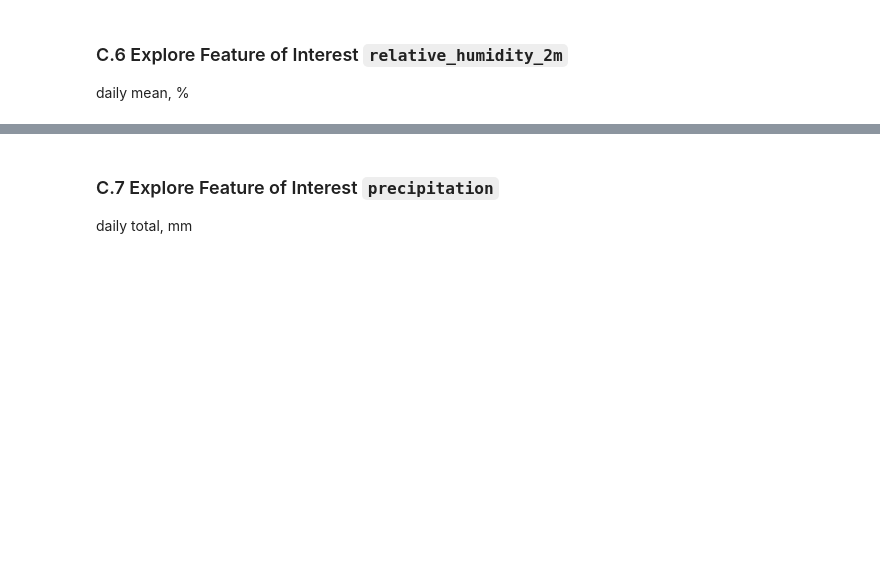
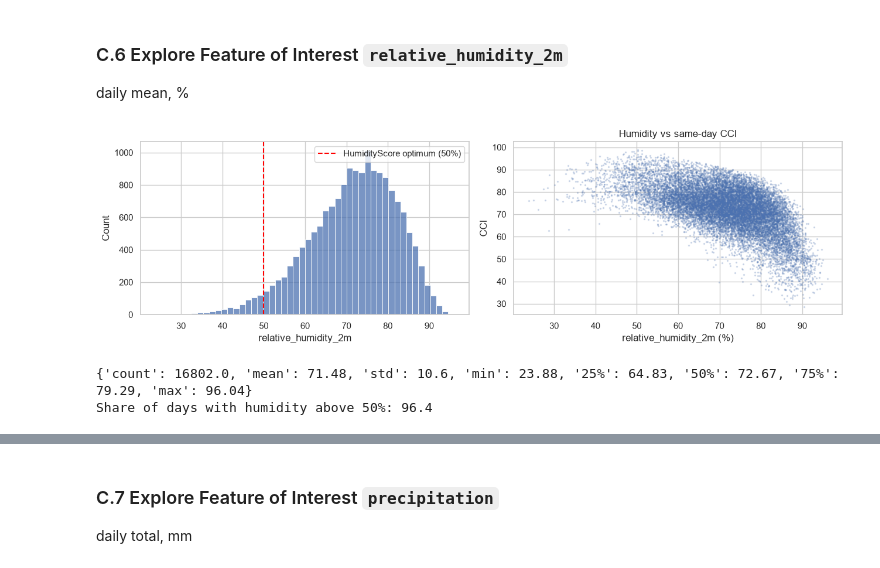
Before and after one commit to Arshh-Mansuri/36120-26SP-AT2-25522436-experiments, a Jupyter notebook: notebooks/comfort_climate/36120-26SP-AT2-25522436-comfort_climate-experiment-1.ipynb, the cells around one changed output, grey strips where cells are left out. Drawn from its saved outputs; the diff is of its cells as text; code cells hidden in the pictures; blank space fills up the shorter version.

```diff
--- a/notebooks/comfort_climate/36120-26SP-AT2-25522436-comfort_climate-experiment-1.ipynb
+++ b/notebooks/comfort_climate/36120-26SP-AT2-25522436-comfort_climate-experiment-1.ipynb
@@ -158,3 +312,17 @@ daily mean, %
+# %%
+# <Student to fill this section>
+fig, axes = plt.subplots(1, 2, figsize=(13, 4))
+sns.histplot(daily_df["relative_humidity_2m"], bins=50, ax=axes[0])
+axes[0].axvline(50, c="red", ls="--", label="HumidityScore optimum (50%)"); axes[0].legend()
+axes[1].scatter(daily_df["relative_humidity_2m"], daily_df["cci"], s=2, alpha=0.2)
+axes[1].set(xlabel="relative_humidity_2m (%)", ylabel="CCI", title="Humidity vs same-day CCI")
+plt.tight_layout(); fig.savefig(FIGURES_DIR / "cci_humidity.png", dpi=120); plt.show()
+print(daily_df["relative_humidity_2m"].describe().round(2).to_dict())
+print("Share of days with humidity above 50%:", round((daily_df["relative_humidity_2m"] > 50).mean() * 100, 1))
+# %% [output]
+[figure, added]
+{'count': 16802.0, 'mean': 71.48, 'std': 10.6, 'min': 23.88, '25%': 64.83, '50%': 72.67, '75%': 79.29, 'max': 96.04}
+Share of days with humidity above 50%: 96.4
 # %%
 # <Student to fill this section>
 feature_2_insights = """
```
Also changed, not shown: parts of 111 cells of this notebook, 34 other files.
